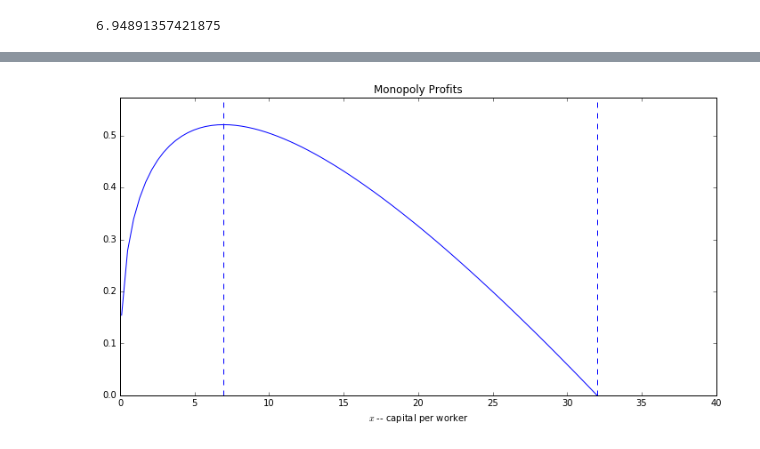
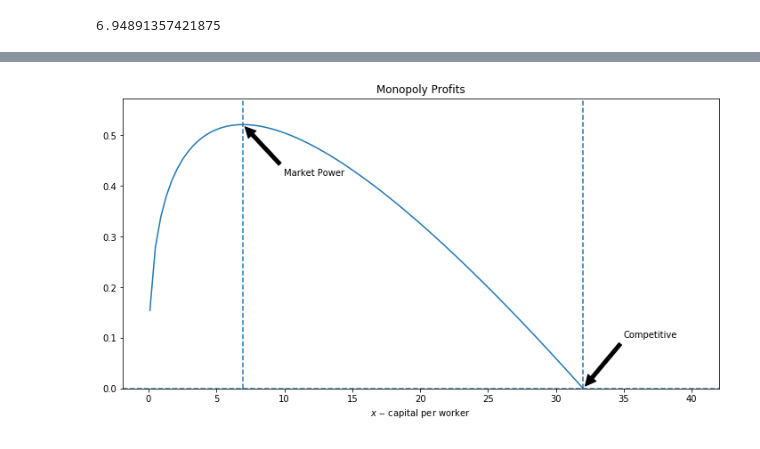
Before and after one commit to jhconning/Dev-II, a Jupyter notebook: notebooks/Lucas90.ipynb, the cells around one changed output, grey strips where cells are left out. Cells and saved outputs as stored; diff of their text form; code cells hidden in the pictures.

```diff
--- a/notebooks/Lucas90.ipynb
+++ b/notebooks/Lucas90.ipynb
@@ -308,3 +271,0 @@ By controling capital inflows the elites in effect collude to set the capital-la
-# %%
-x = np.linspace(0.1,40,100)
-prf = profit(x)
@@ -310,0 +299,5 @@ prf = profit(x)
+# %%
+def xoptimum(rho, beta):
+    xC = (rho/beta)**(1/(beta-1))
+    xM = (rho/beta**2)**(1/(beta-1))
+    return xC, xM
@@ -311,12 +328,26 @@ prf = profit(x)
+# %%
+def profit(x, rho):
+    return  f(x) -(f(x) -mpx(x)*x) - rho*x
 # %%
-fig, ax = plt.subplots(1, 1, figsize=(12, 6))
-plt.plot(x,prf)
-plt.ylim(0,max(prf)*1.1)
-plt.title('Monopoly Profits')
-plt.axvline(xC,ls='dashed')
-plt.axvline(xM,ls='dashed')
-plt.axhline(0,ls='dashed')
-plt.xlabel("$x$ -- capital per worker")
-plt.show()
+x = np.linspace(0.1,40,100)
+
+def monopolyplot(rho):
+    prf = profit(x, rho)
+    xC, xM = xoptimum(rho, beta)
+    fig, ax = plt.subplots(1, 1, figsize=(12, 6))
+    plt.plot(x,prf)
+    plt.ylim(0,max(prf)*1.1)
+    plt.title('Monopoly Profits')
+    plt.axvline(xC,ls='dashed')
+    plt.axvline(xM,ls='dashed')
+    plt.axhline(0,ls='dashed')
+    plt.xlabel("$x$ -- capital per worker")
+    plt.annotate('Competitive', xy=(xC, 0), xytext=(xC+3, 0.1),
+                arrowprops=dict(facecolor='black', shrink=0.05),)
+    plt.annotate('Market Power', xy=(xM, profit(xM,rho)), xytext=(xM+3, profit(xM,rho)-0.1),
+                arrowprops=dict(facecolor='black', shrink=0.05),)
+    plt.show()
-# %% [output]
-[figure, removed]
+# %%
+monopolyplot(0.05)
+# %% [output]
+[figure, added]
```
Also changed, not shown: parts of 29 cells of this notebook.
